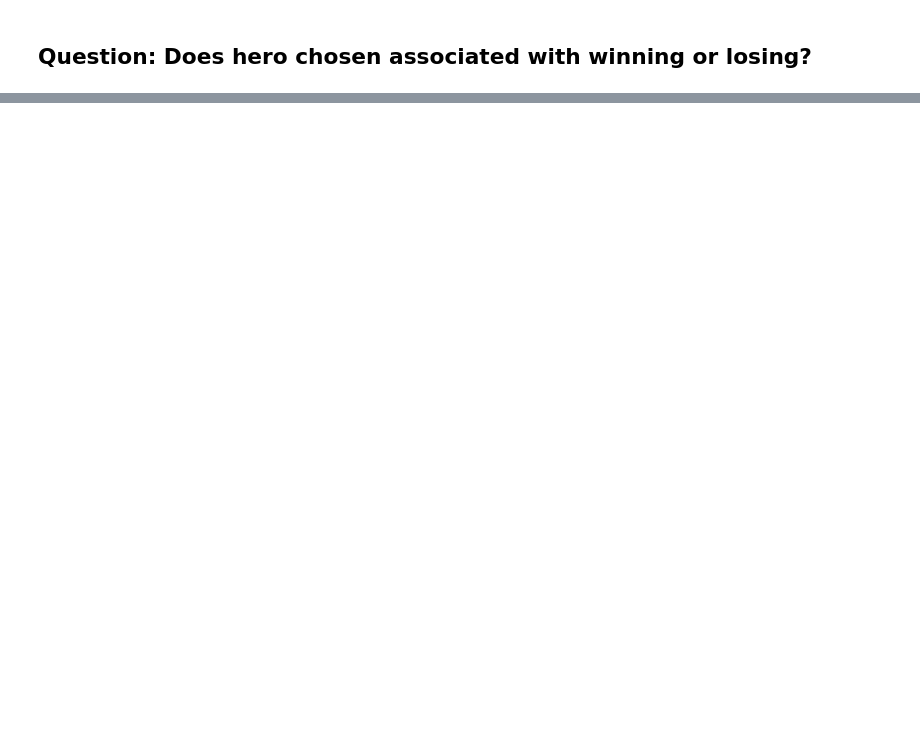
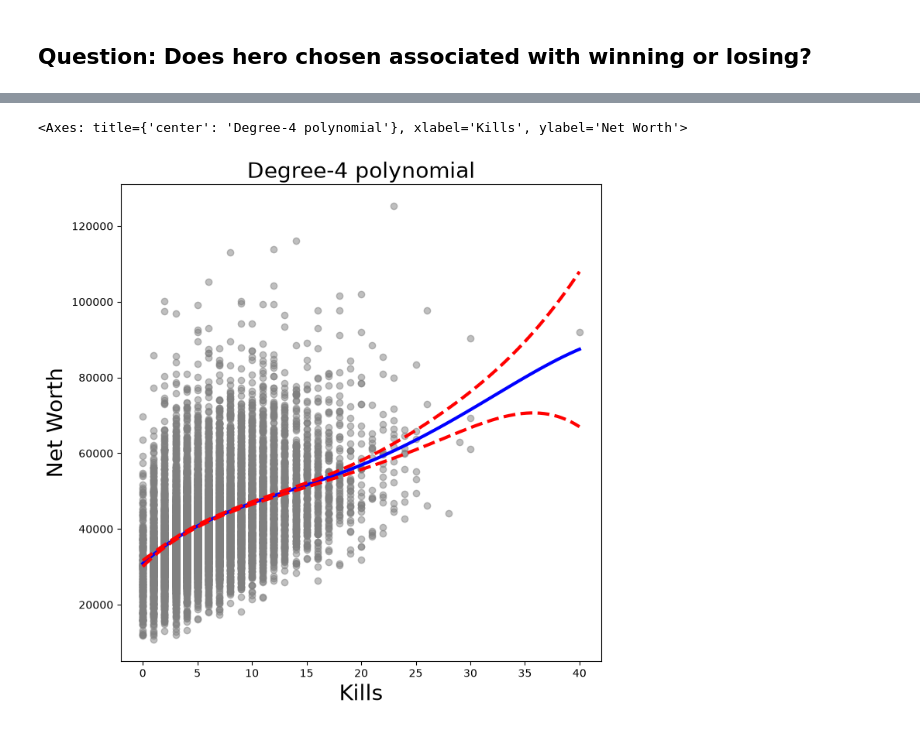
Before and after one commit to RidgeOnTheLedge/deadlock-analytics, a Jupyter notebook: Deadlock-Analytics/notebooks/player_analysis.ipynb, the cells around one changed output, grey strips where cells are left out. Cells and saved outputs as stored; diff of their text form; code cells hidden in the pictures; blank space fills up the shorter version.

Commit message:
Further Player analysis

```diff
--- a/Deadlock-Analytics/notebooks/player_analysis.ipynb
+++ b/Deadlock-Analytics/notebooks/player_analysis.ipynb
@@ -155,0 +167,8 @@ plt.show()
+# %%
+players_df["match_outcome_binary"] = players_df["player_match_outcome"].map({"Win": 1, "Loss": 0})
+# %%
+import statsmodels.api as sm
+
+X = sm.add_constant(players_df["deaths"])
+model = sm.Logit(players_df["match_outcome_binary"], X).fit()
+model.summary()
@@ -155,0 +425,8 @@ plt.show()
+# %%
+y = players_df["net_worth"]
+kills = players_df["kills"]
+
+poly_kills = MS([poly('kills', degree=4)]).fit(players_df)
+# poly_age = MS([poly('age', degree=4)]).fit(Wage)
+M = sm.OLS(y, poly_kills.transform(players_df)).fit()
+summarize(M)
@@ -155,0 +440,34 @@ plt.show()
+# %%
+kill_grid = np.linspace(kills.min(), kills.max(), 100)
+kill_df = pd.DataFrame({'kills': kill_grid})
+# %%
+def plot_wage_fit(kill_df,
+                  basis,
+                  title):
+    X = basis.transform(players_df)
+    Xnew = basis.transform(kill_df)
+    M = sm.OLS(y, X).fit()
+    preds = M.get_prediction(Xnew)
+    bands = preds.conf_int(alpha=0.05)
+
+    fig, ax = subplots(figsize=(8, 8))
+    ax.scatter(kills,
+               y, facecolor='gray',
+               alpha=0.5)
+
+    for val, ls in zip([preds.predicted_mean,
+                        bands[:, 0],
+                        bands[:, 1]],
+                       ['b', 'r--', 'r--']):
+        ax.plot(kill_df.values, val, ls, linewidth=3)
+
+    ax.set_title(title, fontsize=20)
+    ax.set_xlabel('Kills', fontsize=20)
+    ax.set_ylabel('Net Worth', fontsize=20);
+    return ax
+
+
+plot_wage_fit(kill_df, poly_kills, 'Degree-4 polynomial')
+# %% [output]
+<Axes: title={'center': 'Degree-4 polynomial'}, xlabel='Kills', ylabel='Net Worth'>
+[figure, added]
```
Also changed, not shown: parts of 48 cells of this notebook, 3 other files.
